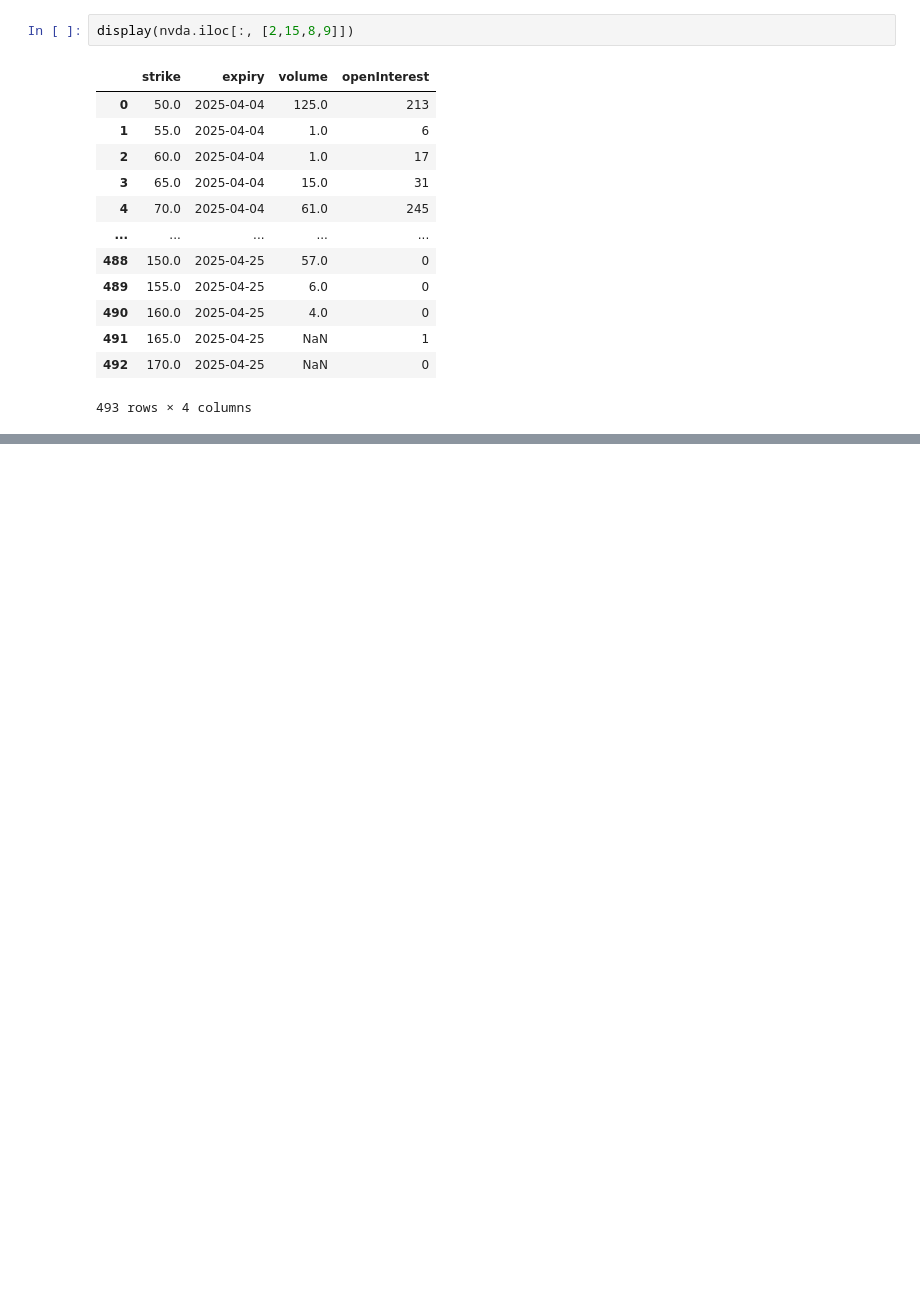
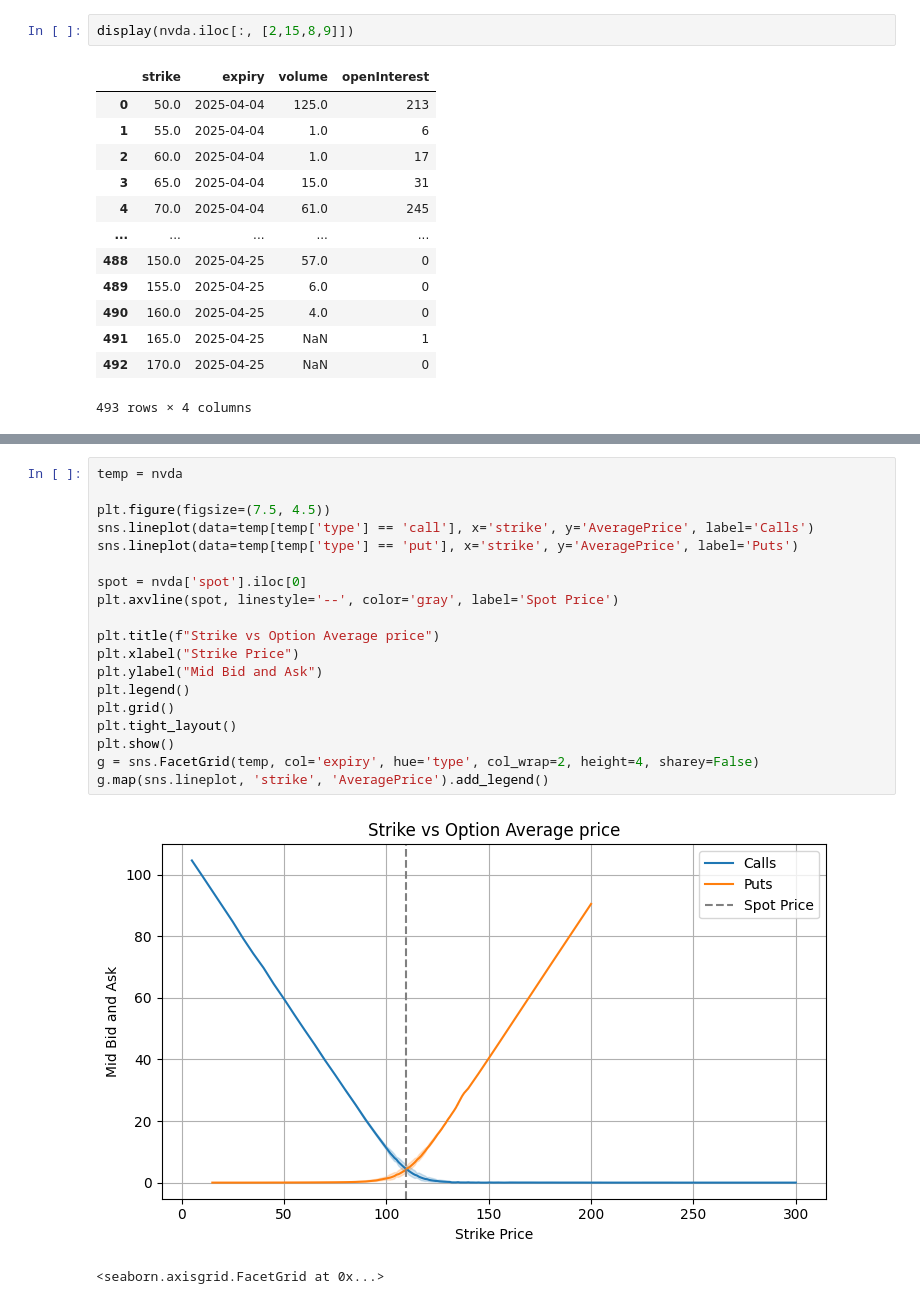
Before and after one commit to Pitchaya-Teeraruttakul/Option-Pricing-and-Risk-Analysis, a Jupyter notebook: data/prepareData.ipynb, the cells around one changed output, grey strips where cells are left out. Drawn from its saved outputs; the diff is of its cells as text; blank space fills up the shorter version.

Commit message:
change SPY data and add NVDA plots

```diff
--- a/data/prepareData.ipynb
+++ b/data/prepareData.ipynb
@@ -152,0 +171,22 @@ print("# of nvda remain =" ,len(nvda),"\n# of spy remain =" ,len(spy))
+# %%
+temp = nvda
+
+plt.figure(figsize=(7.5, 4.5))
+sns.lineplot(data=temp[temp['type'] == 'call'], x='strike', y='AveragePrice', label='Calls')
+sns.lineplot(data=temp[temp['type'] == 'put'], x='strike', y='AveragePrice', label='Puts')
+
+spot = nvda['spot'].iloc[0]
+plt.axvline(spot, linestyle='--', color='gray', label='Spot Price')
+
+plt.title(f"Strike vs Option Average price")
+plt.xlabel("Strike Price")
+plt.ylabel("Mid Bid and Ask")
+plt.legend()
+plt.grid()
+plt.tight_layout()
+plt.show()
+g = sns.FacetGrid(temp, col='expiry', hue='type', col_wrap=2, height=4, sharey=False)
+g.map(sns.lineplot, 'strike', 'AveragePrice').add_legend()
+# %% [output]
+[figure, added]
+<seaborn.axisgrid.FacetGrid at 0x...>
```
Also changed, not shown: parts of 10 cells of this notebook, 2 other files.
